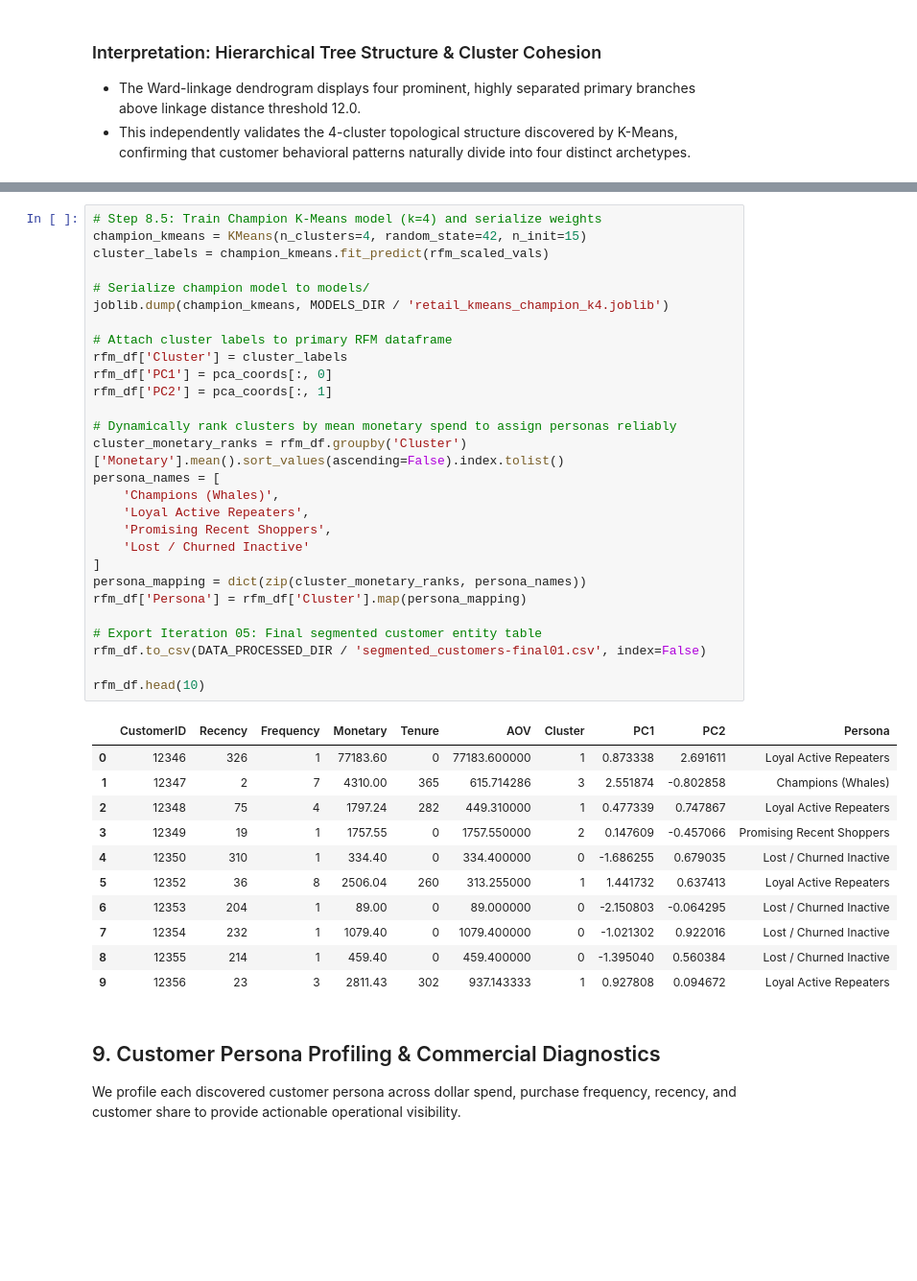
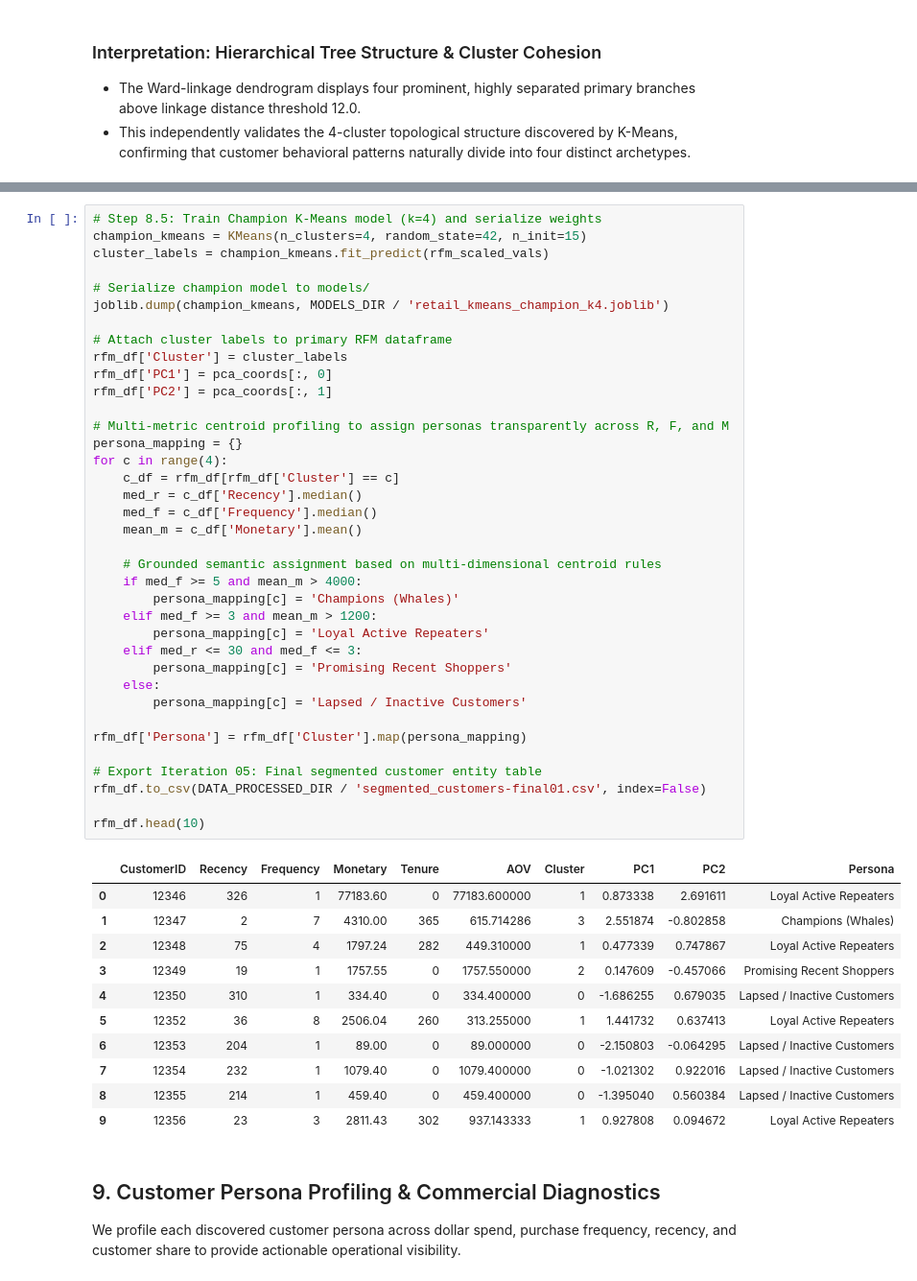
Before and after one commit to AmanBanik/capstone_DSAI_IITI, a Jupyter notebook: capstone_2_onlineretail/notebooks/01_retail_customer_segmentation.ipynb, the cells around one changed output, grey strips where cells are left out. Shown at 96% size. Drawn from its saved outputs; the diff is of its cells as text; blank space fills up the shorter version.

```diff
--- a/capstone_2_onlineretail/notebooks/01_retail_customer_segmentation.ipynb
+++ b/capstone_2_onlineretail/notebooks/01_retail_customer_segmentation.ipynb
@@ -702,42 +723,51 @@ algorithm_comparison
 # %%
 # Step 8.5: Train Champion K-Means model (k=4) and serialize weights
 champion_kmeans = KMeans(n_clusters=4, random_state=42, n_init=15)
 cluster_labels = champion_kmeans.fit_predict(rfm_scaled_vals)
 
 # Serialize champion model to models/
 joblib.dump(champion_kmeans, MODELS_DIR / 'retail_kmeans_champion_k4.joblib')
 
 # Attach cluster labels to primary RFM dataframe
 rfm_df['Cluster'] = cluster_labels
 rfm_df['PC1'] = pca_coords[:, 0]
 rfm_df['PC2'] = pca_coords[:, 1]
 
-# Dynamically rank clusters by mean monetary spend to assign personas reliably
-cluster_monetary_ranks = rfm_df.groupby('Cluster')['Monetary'].mean().sort_values(ascending=False).index.tolist()
-persona_names = [
-    'Champions (Whales)',
-    'Loyal Active Repeaters',
-    'Promising Recent Shoppers',
-    'Lost / Churned Inactive'
-]
-persona_mapping = dict(zip(cluster_monetary_ranks, persona_names))
+# Multi-metric centroid profiling to assign personas transparently across R, F, and M
+persona_mapping = {}
+for c in range(4):
+    c_df = rfm_df[rfm_df['Cluster'] == c]
+    med_r = c_df['Recency'].median()
+    med_f = c_df['Frequency'].median()
+    mean_m = c_df['Monetary'].mean()
+
+    # Grounded semantic assignment based on multi-dimensional centroid rules
+    if med_f >= 5 and mean_m > 4000:
+        persona_mapping[c] = 'Champions (Whales)'
+    elif med_f >= 3 and mean_m > 1200:
+        persona_mapping[c] = 'Loyal Active Repeaters'
+    elif med_r <= 30 and med_f <= 3:
+        persona_mapping[c] = 'Promising Recent Shoppers'
+    else:
+        persona_mapping[c] = 'Lapsed / Inactive Customers'
+
 rfm_df['Persona'] = rfm_df['Cluster'].map(persona_mapping)
 
 # Export Iteration 05: Final segmented customer entity table
 rfm_df.to_csv(DATA_PROCESSED_DIR / 'segmented_customers-final01.csv', index=False)
 
 rfm_df.head(10)
 # %% [output]
 |  | CustomerID | Recency | Frequency | Monetary | Tenure | AOV | Cluster | PC1 | PC2 | Persona |
 | 0 | 12346 | 326 | 1 | 77183.60 | 0 | 77183.600000 | 1 | 0.873338 | 2.691611 | Loyal Active Repeaters |
 | 1 | 12347 | 2 | 7 | 4310.00 | 365 | 615.714286 | 3 | 2.551874 | -0.802858 | Champions (Whales) |
 | 2 | 12348 | 75 | 4 | 1797.24 | 282 | 449.310000 | 1 | 0.477339 | 0.747867 | Loyal Active Repeaters |
 | 3 | 12349 | 19 | 1 | 1757.55 | 0 | 1757.550000 | 2 | 0.147609 | -0.457066 | Promising Recent Shoppers |
-| 4 | 12350 | 310 | 1 | 334.40 | 0 | 334.400000 | 0 | -1.686255 | 0.679035 | Lost / Churned Inactive |
+| 4 | 12350 | 310 | 1 | 334.40 | 0 | 334.400000 | 0 | -1.686255 | 0.679035 | Lapsed / Inactive Customers |
 | 5 | 12352 | 36 | 8 | 2506.04 | 260 | 313.255000 | 1 | 1.441732 | 0.637413 | Loyal Active Repeaters |
-| 6 | 12353 | 204 | 1 | 89.00 | 0 | 89.000000 | 0 | -2.150803 | -0.064295 | Lost / Churned Inactive |
-| 7 | 12354 | 232 | 1 | 1079.40 | 0 | 1079.400000 | 0 | -1.021302 | 0.922016 | Lost / Churned Inactive |
-| 8 | 12355 | 214 | 1 | 459.40 | 0 | 459.400000 | 0 | -1.395040 | 0.560384 | Lost / Churned Inactive |
+| 6 | 12353 | 204 | 1 | 89.00 | 0 | 89.000000 | 0 | -2.150803 | -0.064295 | Lapsed / Inactive Customers |
+| 7 | 12354 | 232 | 1 | 1079.40 | 0 | 1079.400000 | 0 | -1.021302 | 0.922016 | Lapsed / Inactive Customers |
+| 8 | 12355 | 214 | 1 | 459.40 | 0 | 459.400000 | 0 | -1.395040 | 0.560384 | Lapsed / Inactive Customers |
 | 9 | 12356 | 23 | 3 | 2811.43 | 302 | 937.143333 | 1 | 0.927808 | 0.094672 | Loyal Active Repeaters |
 # %% [markdown]
 ## 9. Customer Persona Profiling & Commercial Diagnostics
```
Also changed, not shown: parts of 25 cells of this notebook, 31 other files.
